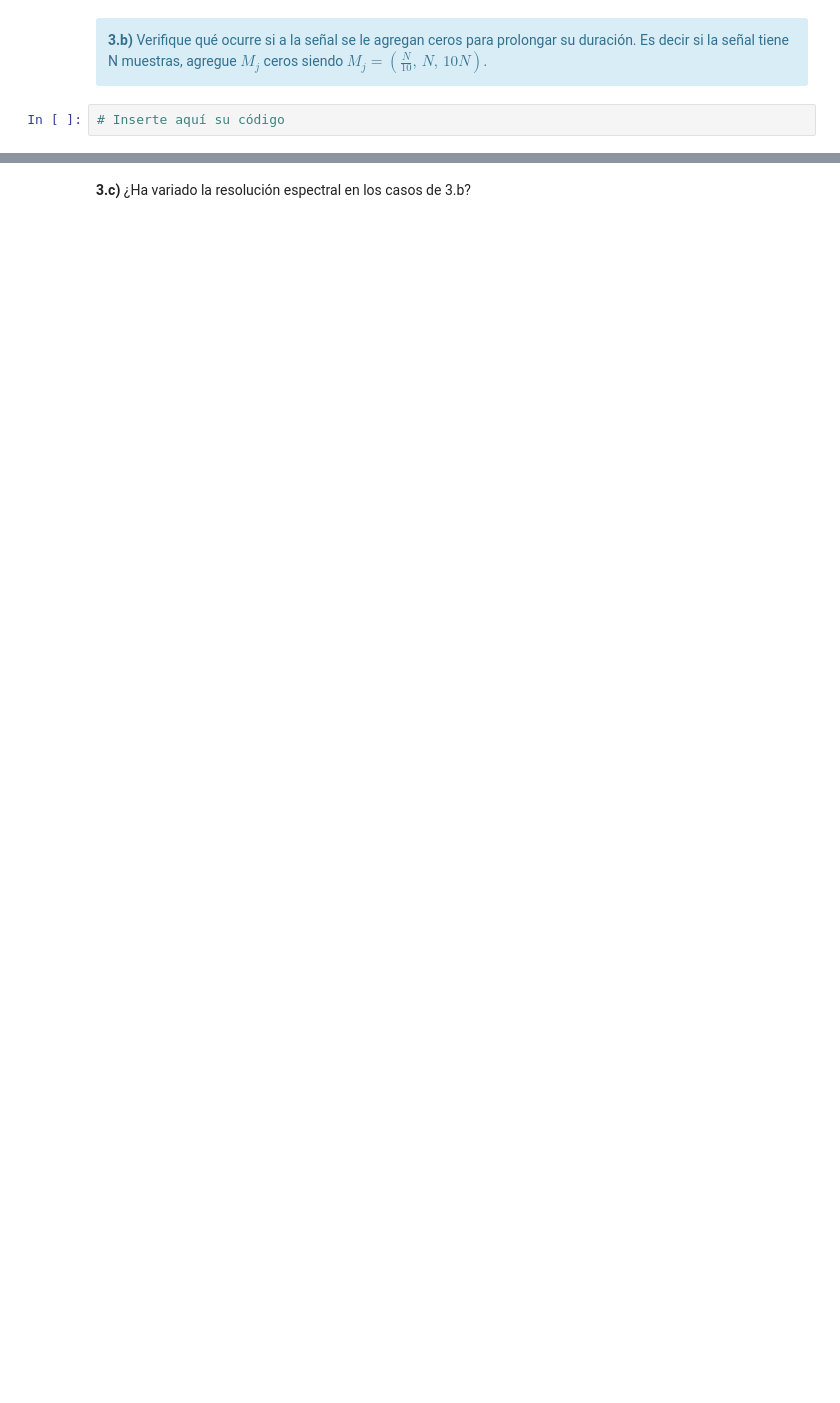
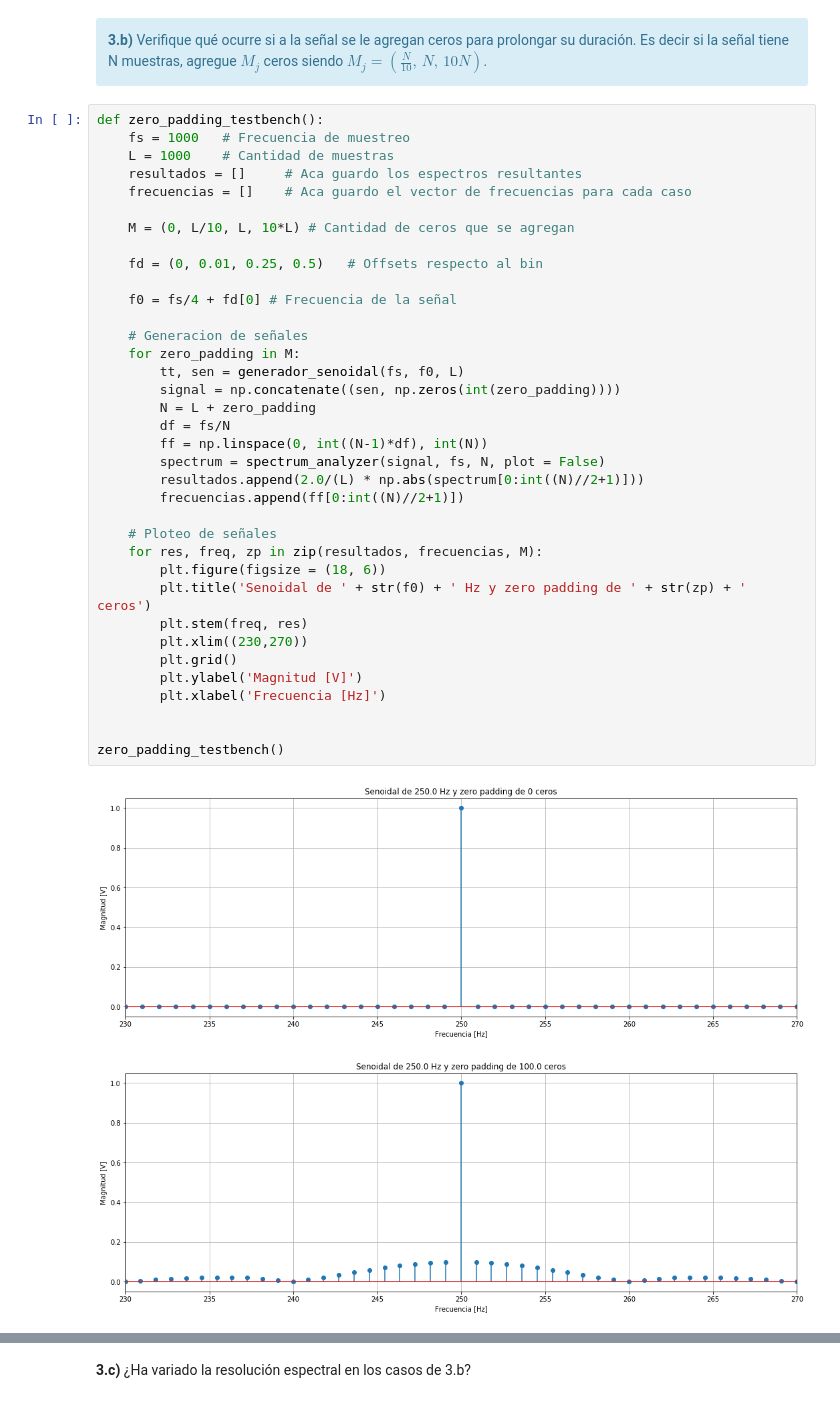
Before and after one commit to franmaiocchi/DSP, a Jupyter notebook: TP1/TP1 - Muestreo de señales - Forurier.ipynb, the cells around one changed output, grey strips where cells are left out. Cells and saved outputs as stored; diff of their text form; blank space fills up the shorter version.

```diff
--- a/TP1/TP1 - Muestreo de señales - Forurier.ipynb
+++ b/TP1/TP1 - Muestreo de señales - Forurier.ipynb
@@ -404,5 +339,42 @@ HTML(df.to_html())
 <div class="alert alert-block alert-info">
 <b>3.b)</b> Verifique qué ocurre si a la señal se le agregan ceros para prolongar su duración. Es decir si la señal tiene N muestras, agregue $M_j$ ceros siendo $M_j = ( \frac{N}{10},\, N,\, 10N)$.
 </div>
-# %%
-# Inserte aquí su código
+# %%
+def zero_padding_testbench():
+    fs = 1000   # Frecuencia de muestreo
+    L = 1000    # Cantidad de muestras
+    resultados = []     # Aca guardo los espectros resultantes
+    frecuencias = []    # Aca guardo el vector de frecuencias para cada caso
+
+    M = (0, L/10, L, 10*L) # Cantidad de ceros que se agregan
+
+    fd = (0, 0.01, 0.25, 0.5)   # Offsets respecto al bin
+
+    f0 = fs/4 + fd[0] # Frecuencia de la señal
+
+    # Generacion de señales
+    for zero_padding in M:
+        tt, sen = generador_senoidal(fs, f0, L)
+        signal = np.concatenate((sen, np.zeros(int(zero_padding))))
+        N = L + zero_padding
+        df = fs/N
+        ff = np.linspace(0, int((N-1)*df), int(N))
+        spectrum = spectrum_analyzer(signal, fs, N, plot = False)
+        resultados.append(2.0/(L) * np.abs(spectrum[0:int((N)//2+1)]))
+        frecuencias.append(ff[0:int((N)//2+1)])
+
+    # Ploteo de señales
+    for res, freq, zp in zip(resultados, frecuencias, M):
+        plt.figure(figsize = (18, 6))
+        plt.title('Senoidal de ' + str(f0) + ' Hz y zero padding de ' + str(zp) + ' ceros')
+        plt.stem(freq, res)
+        plt.xlim((230,270))
+        plt.grid()
+        plt.ylabel('Magnitud [V]')
+        plt.xlabel('Frecuencia [Hz]')
+
+
+zero_padding_testbench()
+# %% [output]
+[figure, added]
+[figure, added]
```
Also changed, not shown: parts of 70 cells of this notebook, 11 other files.
